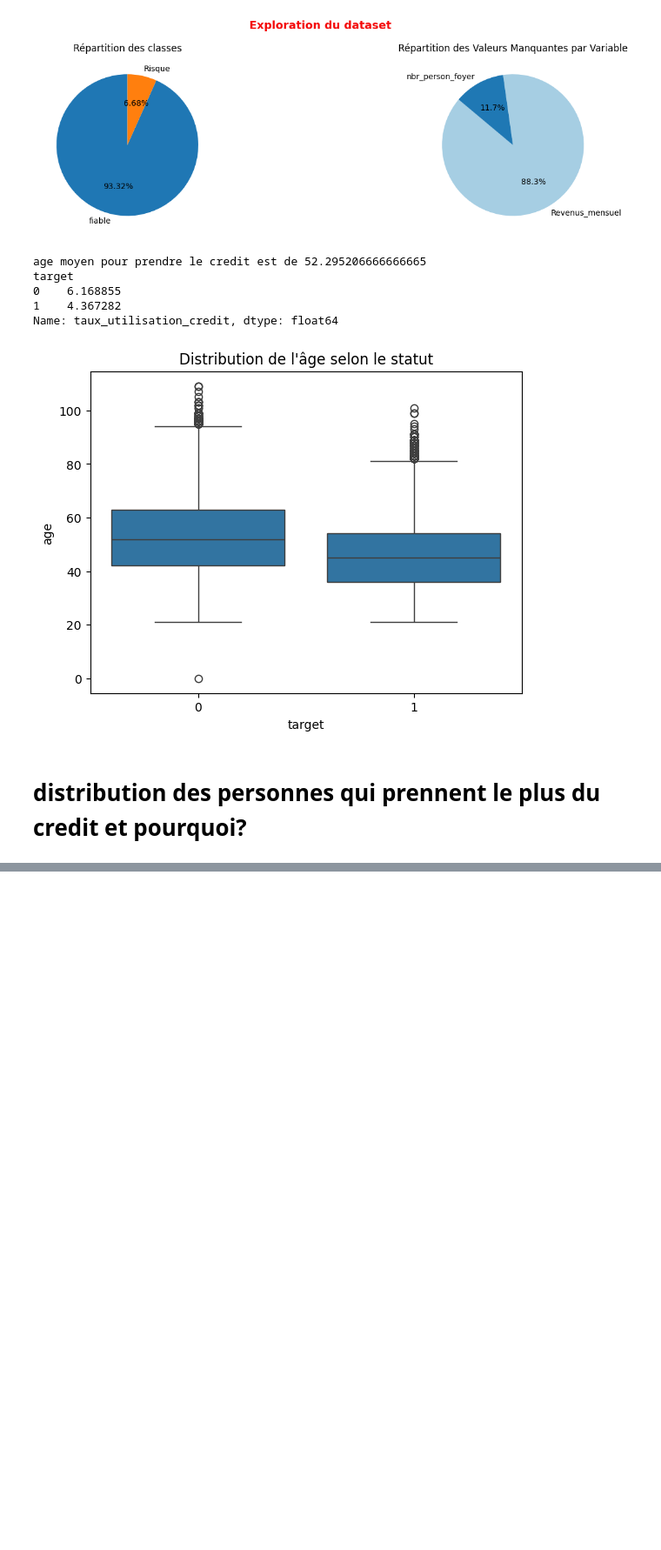
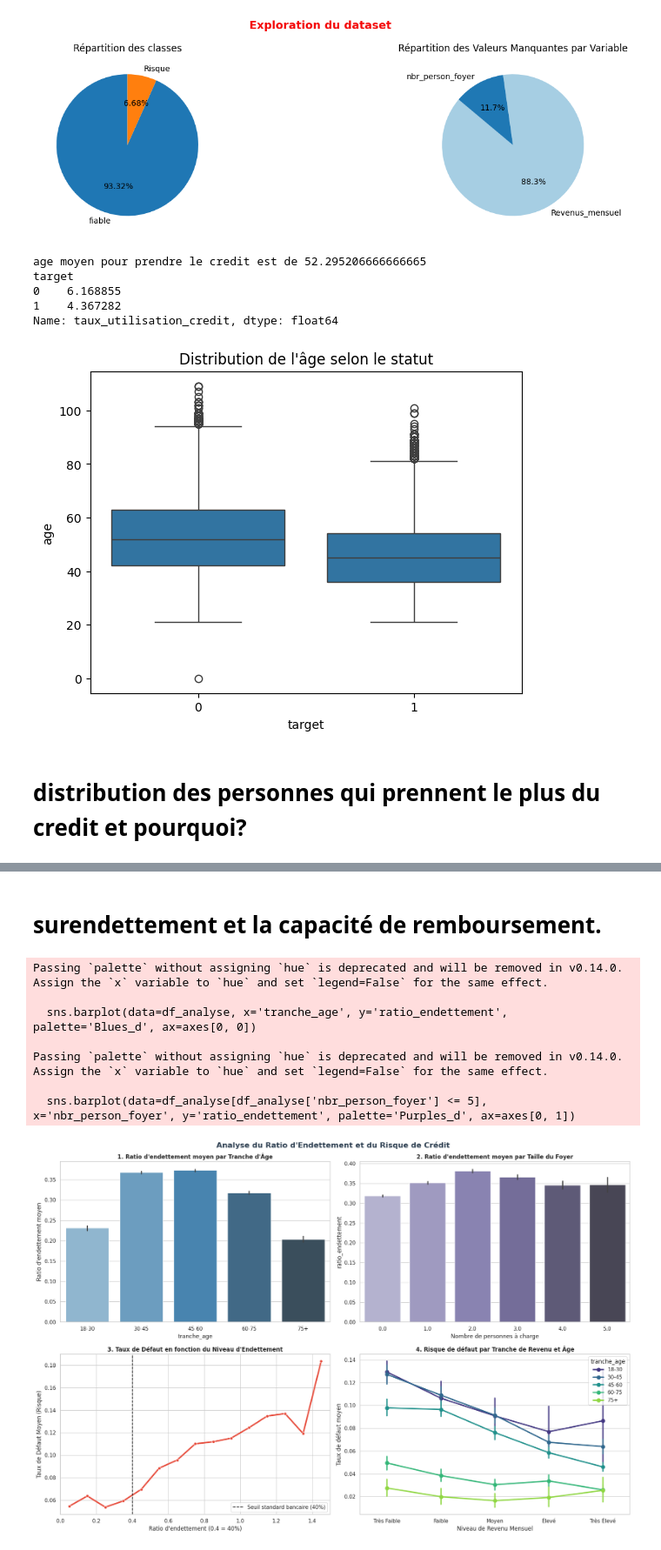
Before and after one commit to jarviscanada/jarvis_data_eng_IvanNgoudjo, a Jupyter notebook: credit_score/model/score_credit.ipynb, the cells around one changed output, grey strips where cells are left out. Shown at 87% size. Cells and saved outputs as stored; diff of their text form; code cells hidden in the pictures; blank space fills up the shorter version.

Commit message:
surendettement et la capacité de remboursement

```diff
--- a/credit_score/model/score_credit.ipynb
+++ b/credit_score/model/score_credit.ipynb
@@ -113,3 +113,12 @@ Name: taux_utilisation_credit, dtype: float64
 [figure]
 # %% [markdown]
 # distribution des personnes qui prennent le plus du credit et pourquoi?
+# %%
+# 1. Calculer la médiane des revenus sur les données existantes
+mediane_revenu = data_score_credit['Revenus_mensuel'].median()
+
+# 2. Appliquer les remplacements
+data_score_credit['Revenus_mensuel'] = data_score_credit['Revenus_mensuel'].fillna(mediane_revenu)
+data_score_credit['nbr_person_foyer'] = data_score_credit['nbr_person_foyer'].fillna(0)
+# On ne conserve que les lignes où l'âge est strictement supérieur à 17 ans
+data_score_credit = data_score_credit[data_score_credit['age'] >= 18]
@@ -161,0 +180,68 @@ plt.show()
+# %% [markdown]
+# surendettement et la capacité de remboursement.
+# %%
+# On filtre pour ne garder que les lignes réalistes (ex: ratio d'endettement entre 0 et 2 pour l'analyse visuelle)
+# car les valeurs géantes (ex: 3000) correspondent à la dette absolue lorsque le revenu est manquant.
+df_analyse = data_score_credit[(data_score_credit['ratio_endettement'] <= 2) & (data_score_credit['Revenus_mensuel'] > 0)].copy()
+
+# 1. Création des tranches d'âge et de revenus pour l'analyse groupée
+df_analyse['tranche_age'] = pd.cut(df_analyse['age'], bins=[18, 30, 45, 60, 75, 100], labels=['18-30', '30-45', '45-60', '60-75', '75+'])
+df_analyse['tranche_revenu'] = pd.qcut(df_analyse['Revenus_mensuel'], q=5, labels=['Très Faible', 'Faible', 'Moyen', 'Élevé', 'Très Élevé'])
+
+# Configuration de la grille de graphiques (2 lignes, 2 colonnes)
+fig, axes = plt.subplots(2, 2, figsize=(18, 12))
+fig.suptitle("Analyse du Ratio d'Endettement et du Risque de Crédit", fontsize=16, fontweight='bold', color='#2c3e50')
+
+# --- Graphique 1 : Ratio d'endettement moyen par tranche d'âge ---
+sns.barplot(data=df_analyse, x='tranche_age', y='ratio_endettement', palette='Blues_d', ax=axes[0, 0])
+axes[0, 0].set_title("1. Ratio d'endettement moyen par Tranche d'Âge", fontsize=12, fontweight='bold')
+axes[0, 0].set_ylabel("Ratio d'endettement moyen")
+
+# --- Graphique 2 : Ratio d'endettement moyen par nombre de personnes à charge ---
+# On limite à 5 personnes max à charge pour la lisibilité
+sns.barplot(data=df_analyse[df_analyse['nbr_person_foyer'] <= 5], x='nbr_person_foyer', y='ratio_endettement', palette='Purples_d', ax=axes[0, 1])
+axes[0, 1].set_title("2. Ratio d'endettement moyen par Taille du Foyer", fontsize=12, fontweight='bold')
+axes[0, 1].set_xlabel("Nombre de personnes à charge")
+
+# --- Graphique 3 : CORRIGÉ (Les personnes très endettées remboursent-elles bien ?) ---
+
+# 1. On crée des tranches de ratio d'endettement propres (ex: de 0 à 1.5 avec un pas de 0.1)
+df_analyse['tranche_endettement'] = pd.cut(df_analyse['ratio_endettement'],
+                                            bins=np.arange(0, 1.6, 0.1))
+
+# 2. On calcule le taux de défaut moyen pour CHACUNE de ces tranches
+df_grouped = df_analyse.groupby('tranche_endettement')['target'].mean().reset_index()
+
+# 3. On convertit les tranches en chaînes de caractères ou en float pour l'affichage x
+# Pour garder une belle courbe continue, on prend le milieu de chaque tranche
+df_grouped['milieu_tranche'] = df_grouped['tranche_endettement'].apply(lambda x: x.mid if pd.notnull(x) else np.nan)
+
+# 4. On trace une ligne PROPRE sans ombre
+sns.lineplot(data=df_grouped, x='milieu_tranche', y='target', color='#e74c3c', marker='o', lw=3, ax=axes[1, 0])
+
+axes[1, 0].set_title("3. Taux de Défaut en fonction du Niveau d'Endettement", fontsize=12, fontweight='bold')
+axes[1, 0].set_xlabel("Ratio d'endettement (0.4 = 40%)")
+axes[1, 0].set_ylabel("Taux de Défaut Moyen (Risque)")
+axes[1, 0].set_xlim(0, 1.5) # On limite à 1.5 pour bien voir la zone critique
+
+# Ligne du seuil bancaire
+axes[1, 0].axvline(0.4, color='black', linestyle='--', label='Seuil standard bancaire (40%)')
+axes[1, 0].legend()
+
+# --- Graphique 4 : Existe-t-il un seuil de revenu où le risque d'endettement diminue ? ---
+sns.pointplot(data=df_analyse, x='tranche_revenu', y='target', hue='tranche_age', palette='viridis', ax=axes[1, 1])
+axes[1, 1].set_title("4. Risque de défaut par Tranche de Revenu et Âge", fontsize=12, fontweight='bold')
+axes[1, 1].set_xlabel("Niveau de Revenu Mensuel")
+axes[1, 1].set_ylabel("Taux de défaut moyen")
+
+plt.tight_layout()
+plt.show()
+# %% [output]
+Passing `palette` without assigning `hue` is deprecated and will be removed in v0.14.0. Assign the `x` variable to `hue` and set `legend=False` for the same effect.
+
+  sns.barplot(data=df_analyse, x='tranche_age', y='ratio_endettement', palette='Blues_d', ax=axes[0, 0])
+
+Passing `palette` without assigning `hue` is deprecated and will be removed in v0.14.0. Assign the `x` variable to `hue` and set `legend=False` for the same effect.
+
+  sns.barplot(data=df_analyse[df_analyse['nbr_person_foyer'] <= 5], x='nbr_person_foyer', y='ratio_endettement', palette='Purples_d', ax=axes[0, 1])
+[figure, added]
```
Also changed, not shown: parts of 2 cells of this notebook.
